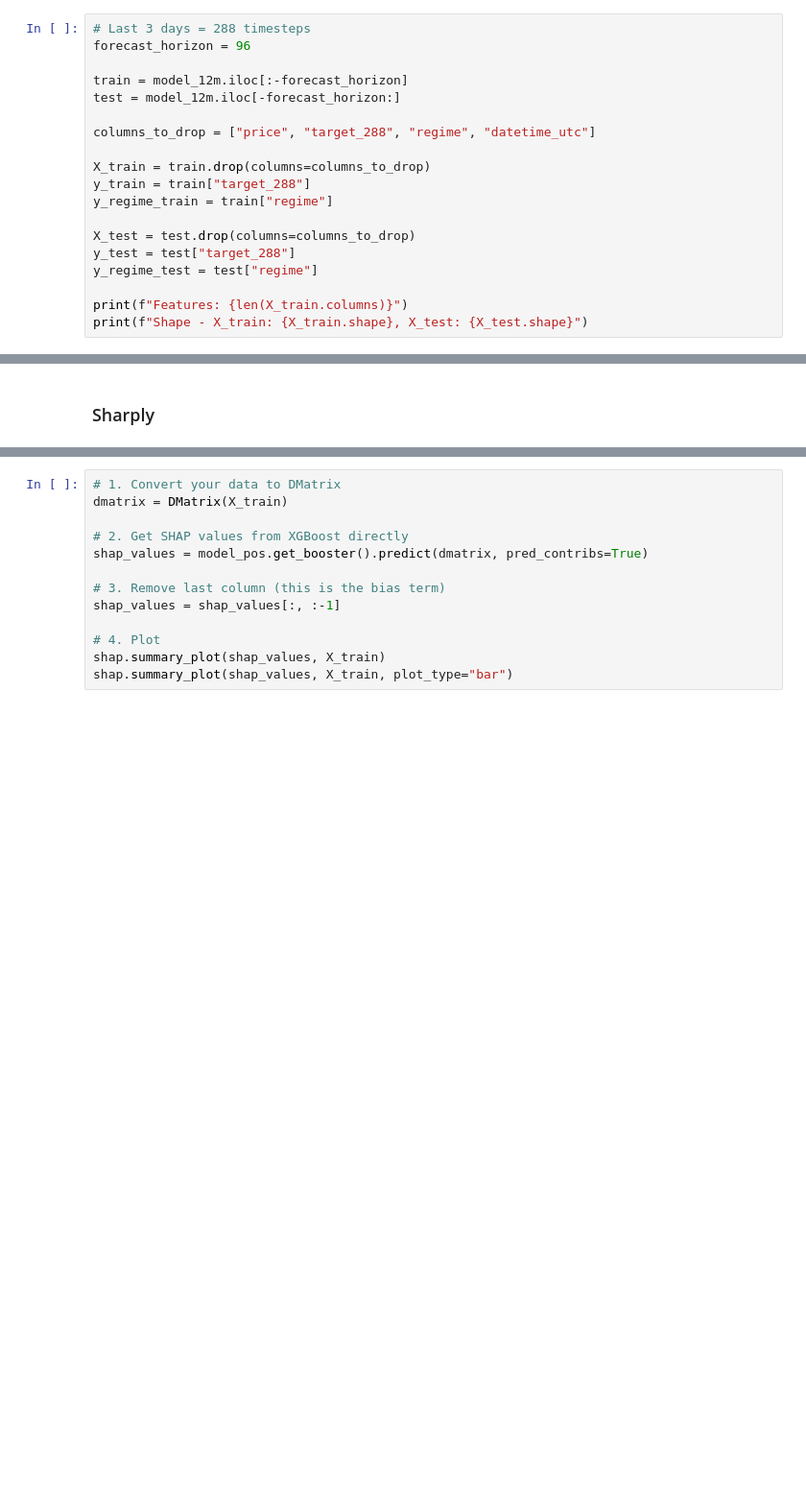
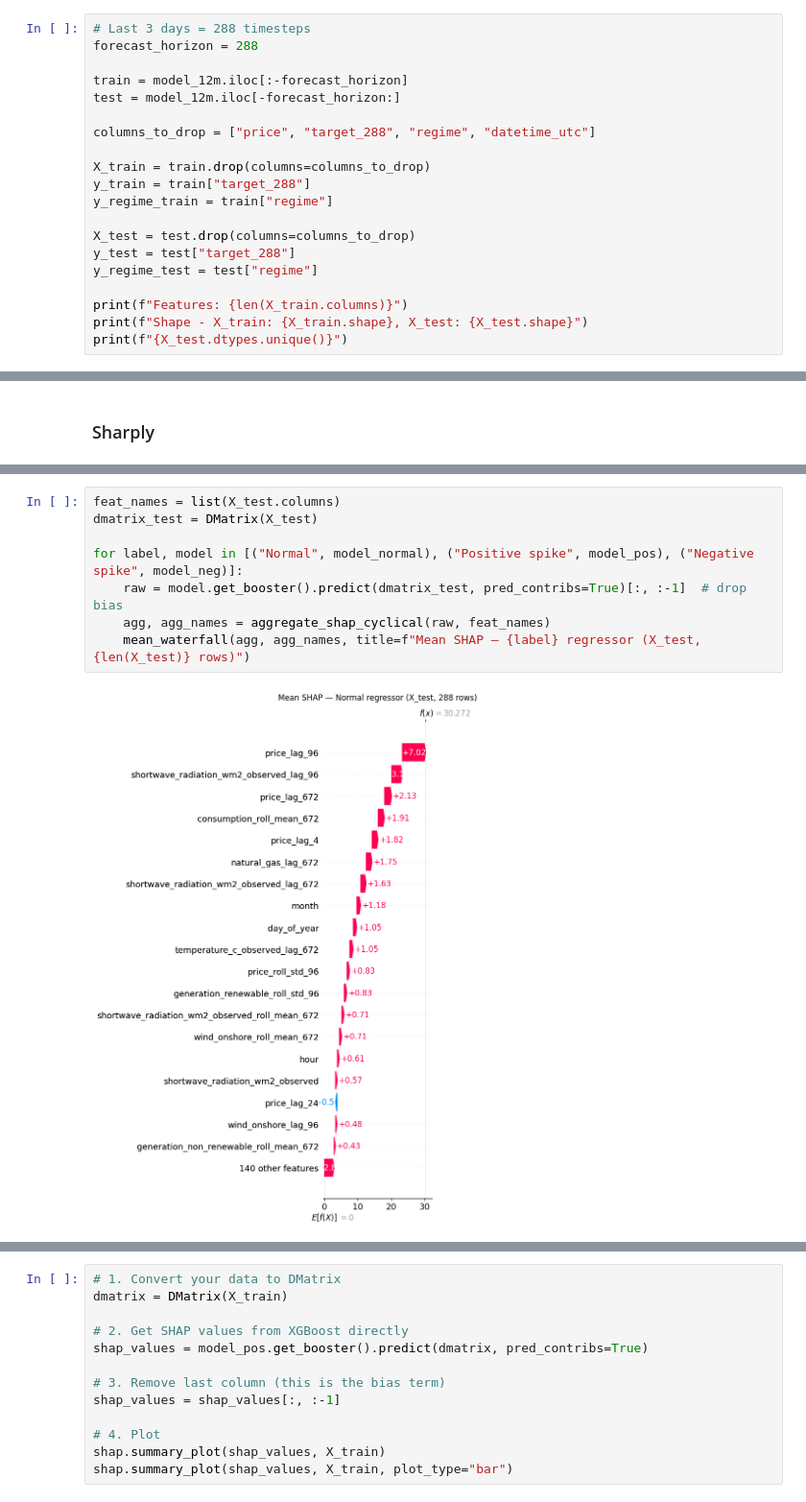
Before and after one commit to xucenying/grid-intelligence, a Jupyter notebook: notebooks/laurenz/sharply.ipynb, the cells around one changed output, grey strips where cells are left out. Shown at 96% size. Saved outputs shown, nothing was run; the diff lists cells and outputs as text; blank space fills up the shorter version.

Commit message:
handle cyclical features

```diff
--- a/notebooks/laurenz/sharply.ipynb
+++ b/notebooks/laurenz/sharply.ipynb
@@ -77,7 +77,7 @@ print(f"length: {len(model_12m)}; start: {model_12m['datetime_utc'].min()}, end:
 length: 34368; start: 2025-02-01 00:00:00+00:00, end: 2026-02-01 00:00:00+00:00
 # %%
 # Last 3 days = 288 timesteps
-forecast_horizon = 96
+forecast_horizon = 288
 
 train = model_12m.iloc[:-forecast_horizon]
 test = model_12m.iloc[-forecast_horizon:]
@@ -94,4 +94,5 @@ y_regime_test = test["regime"]
 
 print(f"Features: {len(X_train.columns)}")
 print(f"Shape - X_train: {X_train.shape}, X_test: {X_test.shape}")
+print(f"{X_test.dtypes.unique()}")
 # %% [output]
@@ -188,0 +244,10 @@ All Spikes (1+2):     7.8411  (39 samples)
+# %%
+feat_names = list(X_test.columns)
+dmatrix_test = DMatrix(X_test)
+
+for label, model in [("Normal", model_normal), ("Positive spike", model_pos), ("Negative spike", model_neg)]:
+    raw = model.get_booster().predict(dmatrix_test, pred_contribs=True)[:, :-1]  # drop bias
+    agg, agg_names = aggregate_shap_cyclical(raw, feat_names)
+    mean_waterfall(agg, agg_names, title=f"Mean SHAP — {label} regressor (X_test, {len(X_test)} rows)")
+# %% [output]
+[figure, added]
```
Also changed, not shown: parts of 7 cells of this notebook.
